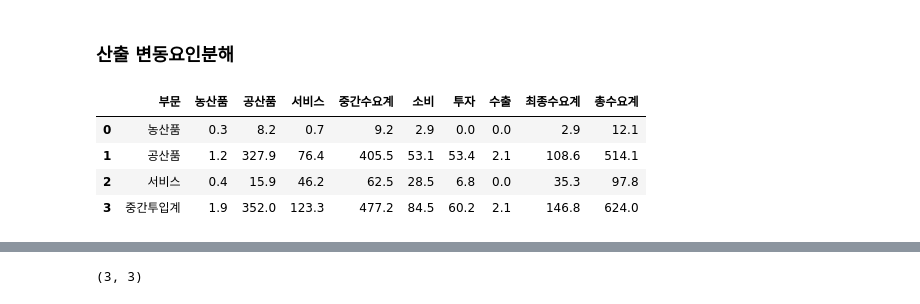
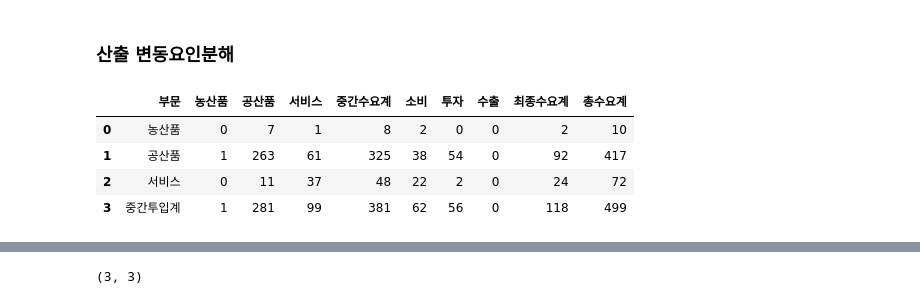
Before and after one commit to Tom-Jung/legendary-funicular, a Jupyter notebook: Ch6_2. 산출 변동요인 분해_3부문_책자용(조원).ipynb, the cells around one changed output, grey strips where cells are left out. Cells and saved outputs as stored; diff of their text form; code cells hidden in the pictures.

```diff
--- a/Ch6_2. 산출 변동요인 분해_3부문_책자용(조원).ipynb
+++ b/Ch6_2. 산출 변동요인 분해_3부문_책자용(조원).ipynb
@@ -31,14 +31,14 @@ Imp_cst_10 = pd.read_csv(url_imp)
 
 url_dom = "https://raw.githubusercontent.com/Tom-Jung/legendary-funicular/main/2010_dom_cst_3secs.csv"  # 불변 2010년 국산거래표
 Dom_cst_10 = pd.read_csv(url_dom)
-# %%
-Imp_cst_15
-# %% [output]
-|  | 부문 | 농산품 | 공산품 | 서비스 | 중간수요계 | 소비 | 투자 | 수출 | 최종수요계 | 총수요계 |
-| 0 | 농산품 | 0.3 | 8.2 | 0.7 | 9.2 | 2.9 | 0.0 | 0.0 | 2.9 | 12.1 |
-| 1 | 공산품 | 1.2 | 327.9 | 76.4 | 405.5 | 53.1 | 53.4 | 2.1 | 108.6 | 514.1 |
-| 2 | 서비스 | 0.4 | 15.9 | 46.2 | 62.5 | 28.5 | 6.8 | 0.0 | 35.3 | 97.8 |
-| 3 | 중간투입계 | 1.9 | 352.0 | 123.3 | 477.2 | 84.5 | 60.2 | 2.1 | 146.8 | 624.0 |
+# %%
+Imp_cst_10
+# %% [output]
+|  | 부문 | 농산품 | 공산품 | 서비스 | 중간수요계 | 소비 | 투자 | 수출 | 최종수요계 | 총수요계 |
+| 0 | 농산품 | 0 | 7 | 1 | 8 | 2 | 0 | 0 | 2 | 10 |
+| 1 | 공산품 | 1 | 263 | 61 | 325 | 38 | 54 | 0 | 92 | 417 |
+| 2 | 서비스 | 0 | 11 | 37 | 48 | 22 | 2 | 0 | 24 | 72 |
+| 3 | 중간투입계 | 1 | 281 | 99 | 381 | 62 | 56 | 0 | 118 | 499 |
 # %%
 tot_f_t5 = Tot_cst_15.iloc[:,1:].to_numpy().astype(float)
 imp_f_t5 = Imp_cst_15.iloc[:,1:].to_numpy().astype(float)
```
Also changed, not shown: parts of 29 cells of this notebook.
